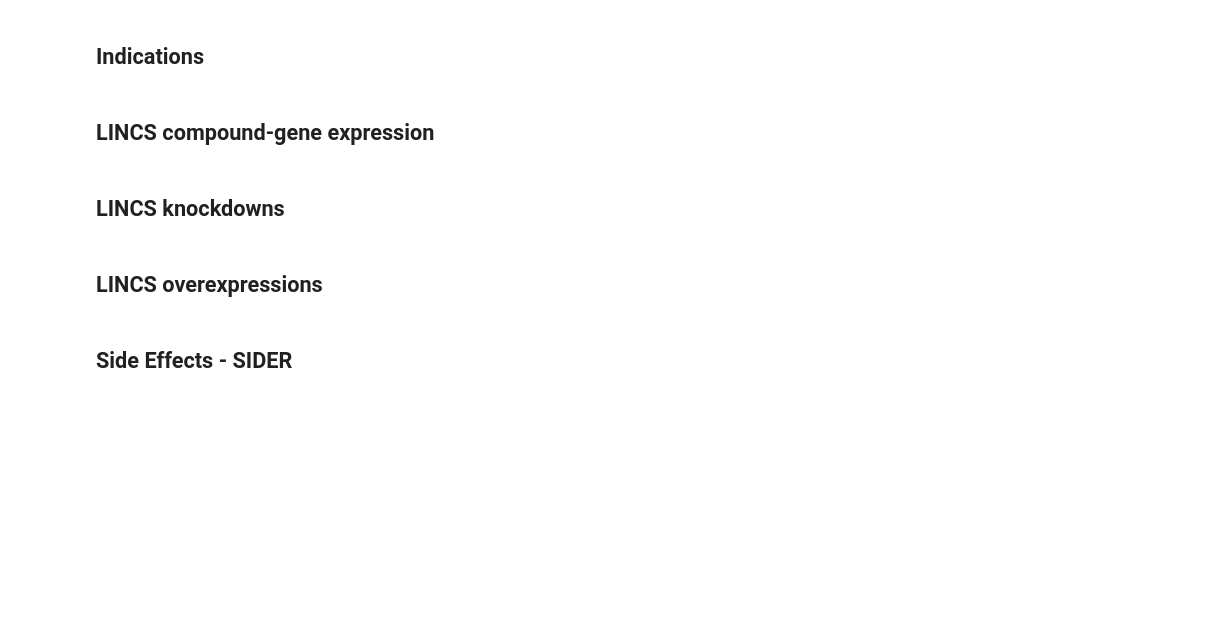
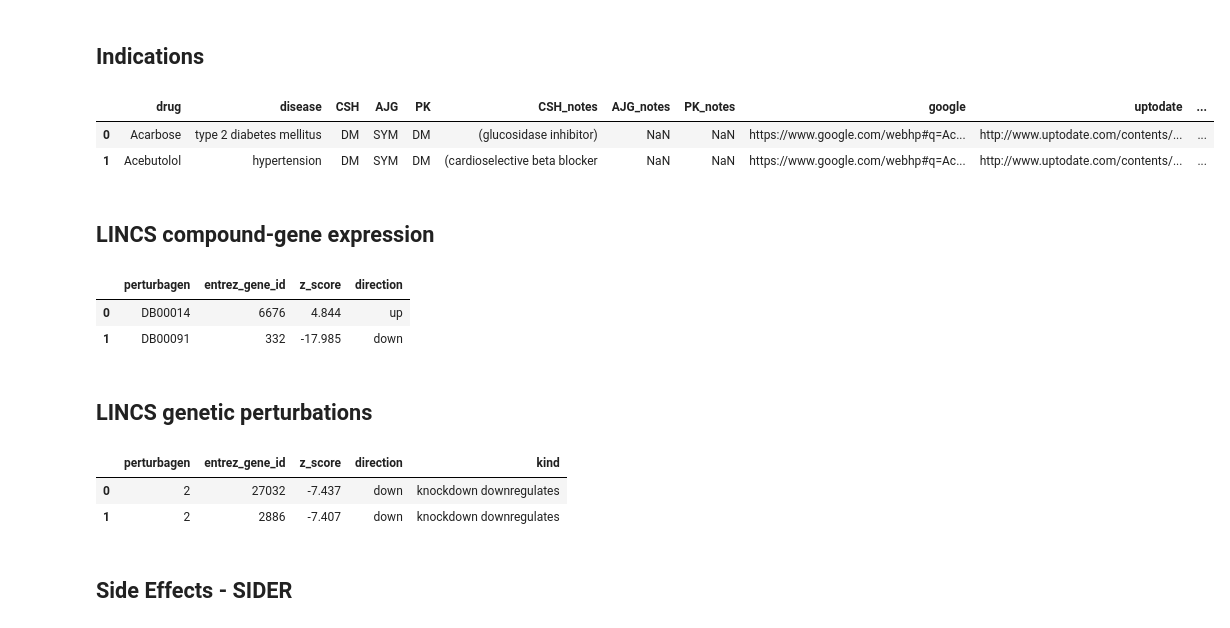
Before and after one commit to dhimmel/integrate, a Jupyter notebook: integrate.ipynb, the cells around one changed output. Drawn from its saved outputs; the diff is of its cells as text; code cells hidden in the pictures; blank space fills up the shorter version.

```diff
--- a/integrate.ipynb
+++ b/integrate.ipynb
@@ -380,17 +454,23 @@ for i, row in msigdb_df[msigdb_df.collection == 'c2.cgp'].iterrows():
 # %% [markdown]
 ## Indications
 # %%
-commit = '2e4d9be7ef911e48fdd10d99628b22098010d935'
-url = rawgit('dhimmel', 'indications', commit, 'curation/pilot/combined.tsv')
+commit = 'd3d57b07abcf8d7af55f8e42ef7c4c99acd87ca8'
+url = rawgit('dhimmel', 'indications', commit, 'curation/pk/curation-PK.tsv')
 indication_df = pandas.read_table(url)
 indication_df['drugbank_id'] = indication_df.drug_url.map(lambda x: x.rsplit('/', 1)[-1])
 indication_df['doid_id'] = indication_df.disease_url.map(lambda x: x.rsplit('/', 1)[-1].replace('%3A', ':'))
-dm_df = indication_df.query("(ajg == 'DM') and (csh == 'DM')").copy()
+# Use PK's calls, excluding lone calls.
+indication_df = indication_df[indication_df['pouya agreed with at least one person']]
+dm_df = indication_df.query("PK == 'DM'").copy()
 dm_df['kind'] = 'treats'
-sym_df = indication_df.query("(ajg == 'SYM') and (csh == 'SYM')").copy()
+sym_df = indication_df.query("PK == 'SYM'").copy()
 sym_df['kind'] = 'palliates'
 indication_df = pandas.concat([dm_df, sym_df])
 indication_df.head(2)
+# %% [output]
+|  | drug | disease | CSH | AJG | PK | CSH_notes | AJG_notes | PK_notes | google | uptodate | ... |
+| 0 | Acarbose | type 2 diabetes mellitus | DM | SYM | DM | (glucosidase inhibitor) | NaN | NaN | https://www.google.com/webhp#q=Ac... | http://www.uptodate.com/contents/... | ... |
+| 1 | Acebutolol | hypertension | DM | SYM | DM | (cardioselective beta blocker | NaN | NaN | https://www.google.com/webhp#q=Ac... | http://www.uptodate.com/contents/... | ... |
 # %%
 for i, row in indication_df.iterrows():
     source_id = 'disease', row.doid_id
@@ -402,9 +484,10 @@ for i, row in indication_df.iterrows():
 # %%
-commit = '6eebb4fecc4ae3195fbbc39c8c0f1f4b22b3d79d'
-url = rawgit('dhimmel', 'lincs', commit, 'data/consensi/consensi-drugbank.tsv.gz')
-l1000_df = pandas.read_table(open_gz_url(url), index_col=0)
-l1000_df = l1000_df[l1000_df.index.isin(compound_df.drugbank_id)]
-# Bonferroni cutoff
-z_cutoff = scipy.stats.norm.ppf(1 - 0.05 / len(l1000_df) / 2)
-z_cutoff
+url = rawgit('dhimmel', 'lincs', commit, 'data/consensi/binary/consensi-drugbank-binary.tsv')
+l1000_df = pandas.read_table(url)
+l1000_df = l1000_df[l1000_df.perturbagen.isin(compound_df.drugbank_id)]
+l1000_df.head(2)
+# %% [output]
+|  | perturbagen | entrez_gene_id | z_score | direction |
+| 0 | DB00014 | 6676 | 4.844 | up |
+| 1 | DB00091 | 332 | -17.985 | down |
 # %%
@@ -420,2 +501,2 @@ for drugbank_id, row in l1000_df.iterrows():
 # %% [markdown]
-## LINCS knockdowns
+## LINCS genetic perturbations
@@ -426 +503,22 @@ l1000_kd_df = l1000_kd_df.groupby(symbol_to_gene_id).mean()
+# %%
+url = rawgit('dhimmel', 'lincs', commit, 'data/consensi/binary/consensi-knockdown-binary.tsv')
+l1000_kd_df = pandas.pandas.read_table(url)
+
+url = rawgit('dhimmel', 'lincs', commit, 'data/consensi/binary/consensi-overexpression-binary.tsv')
+l1000_oe_df = pandas.pandas.read_table(url)
+
+mapper = {'up': 'knockdown upregulates', 'down': 'knockdown downregulates'}
+l1000_kd_df['kind'] = l1000_kd_df.direction.map(lambda x: mapper[x])
+
+mapper = {'up': 'overexpression upregulates', 'down': 'overexpression downregulates'}
+l1000_oe_df['kind'] = l1000_oe_df.direction.map(lambda x: mapper[x])
+
+l1000_genetic_df = pandas.concat([l1000_kd_df, l1000_oe_df])
+l1000_genetic_df = l1000_genetic_df[l1000_genetic_df.perturbagen.isin(coding_genes)]
+
+l1000_genetic_df.head(2)
+# %% [output]
+|  | perturbagen | entrez_gene_id | z_score | direction | kind |
+| 0 | 2 | 27032 | -7.437 | down | knockdown downregulates |
+| 1 | 2 | 2886 | -7.407 | down | knockdown downregulates |
 # %%
@@ -438,2 +531,0 @@ for knockdown, row in l1000_kd_df.iterrows():
-# %% [markdown]
-## LINCS overexpressions
```
Also changed, not shown: parts of 38 cells of this notebook, 3 other files.
